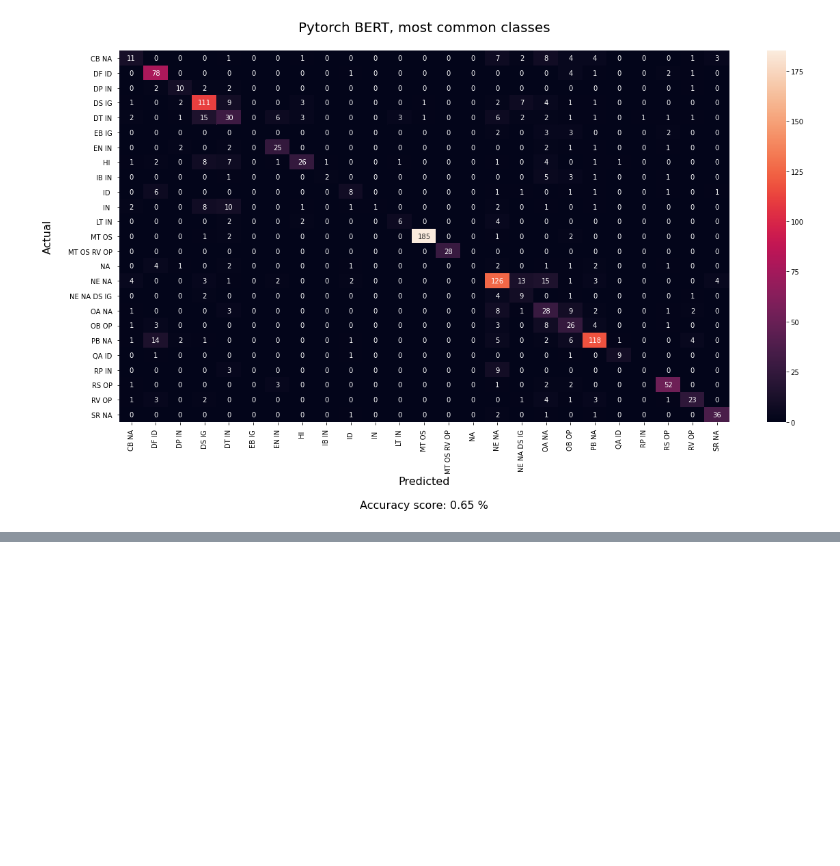
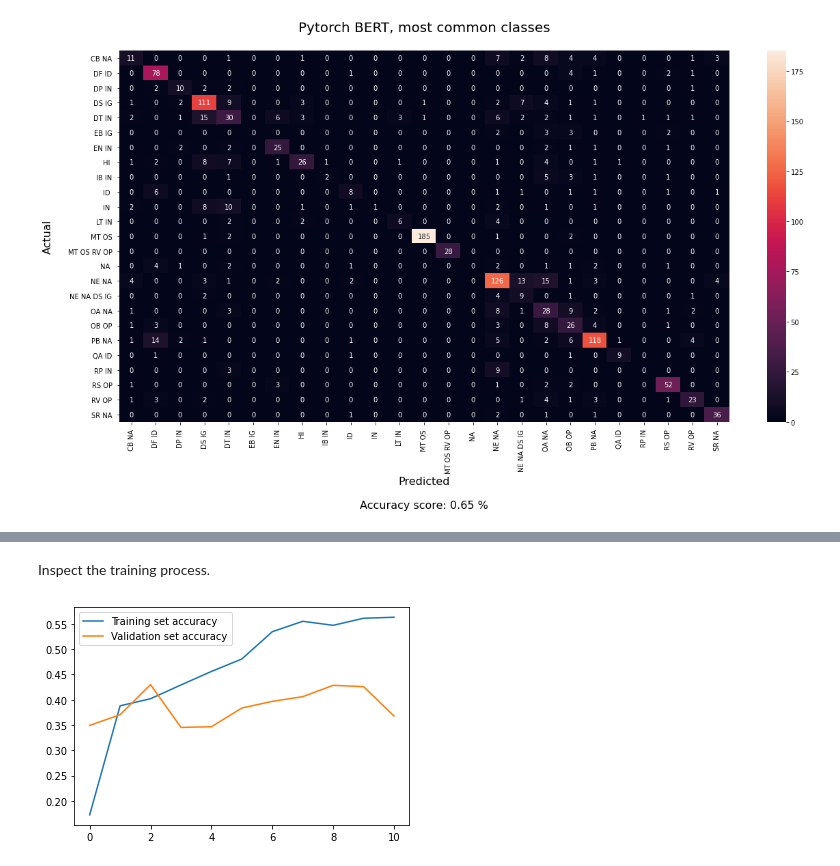
Before and after one commit to HannaKi/DL_HLT_2020_groupwork, a Jupyter notebook: DLHLT_2020_Group2.ipynb, the cells around one changed output, grey strips where cells are left out. Saved outputs shown, nothing was run; the diff lists cells and outputs as text; code cells hidden in the pictures; blank space fills up the shorter version.

```diff
--- a/DLHLT_2020_Group2.ipynb
+++ b/DLHLT_2020_Group2.ipynb
@@ -1342,0 +1502,8 @@ actual_labels = df_test.reg.to_list()
+# %%
+# MAX_EXAMPLES and INPUT_LENGTH limited to avoid going out of memory
+# Maximum number of examples to read
+# Here we acknowledge, that stratified sample would be preferable to keep the original label distribution
+MAX_EXAMPLES = 1500
+
+# Maximum length of input sequence in tokens
+INPUT_LENGTH = 250
@@ -1342,0 +1599,11 @@ actual_labels = df_test.reg.to_list()
+# %%
+num_labels = len(mlb.classes_) # size of the output layer
+
+out = Dense(num_labels, activation='sigmoid')(bert_out) # by calling the output layer we end up calling all the other layers (the model)
+model = Model(                                          # sigmoid gives us independent probabilities for each class
+    inputs=pretrained_model.inputs,
+    outputs=[out]
+)
+
+# Now size of the last layer matches the number of the labels and activation (sigmoid) our multilabel purposes
+model.output
@@ -1342,0 +1612,6 @@ actual_labels = df_test.reg.to_list()
+# %%
+model.compile(
+    optimizer=optimizer,
+    loss='binary_crossentropy', # one hot encoded labels!
+    metrics=['categorical_accuracy']
+)
@@ -1342,0 +1620,12 @@ actual_labels = df_test.reg.to_list()
+# %%
+stop_cb = EarlyStopping(monitor = 'val_categorical_accuracy', patience= 8, verbose=1, mode='auto', baseline=None, restore_best_weights=True)
+mc_cb = ModelCheckpoint(filepath='models/BERT_multilabel.h5', monitor='val_categorical_accuracy', verbose=0,save_best_only=True, mode='auto')
+
+history = model.fit(
+    X,
+    Y,
+    epochs=EPOCHS,
+    batch_size=BATCH_SIZE,
+    validation_data=(x, y),
+    callbacks=[stop_cb]
+)
@@ -1342,0 +1650,12 @@ actual_labels = df_test.reg.to_list()
+# %% [markdown]
+Inspect the training process.
+# %%
+def plot_history(history):
+    plt.plot(history.history['categorical_accuracy'],label="Training set accuracy")
+    plt.plot(history.history['val_categorical_accuracy'],label="Validation set accuracy")
+    plt.legend()
+    plt.show()
+
+plot_history(history)
+# %% [output]
+[figure, added]
```
Also changed, not shown: parts of 40 cells of this notebook.
